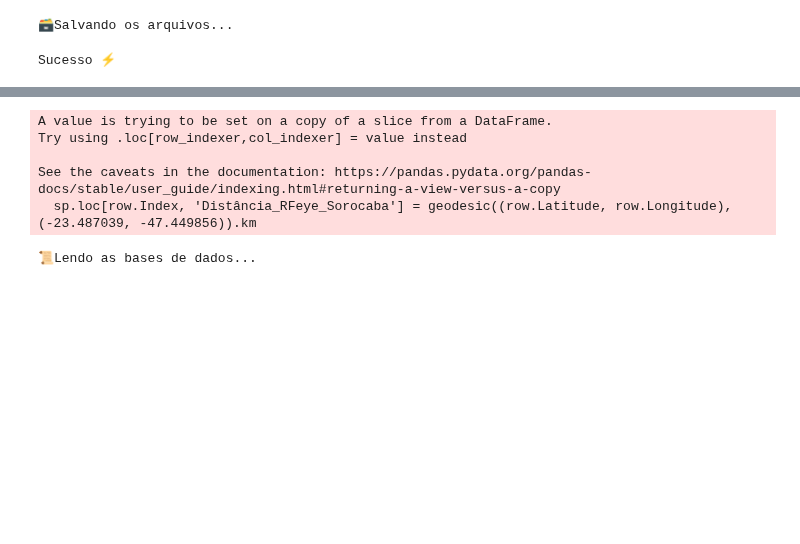
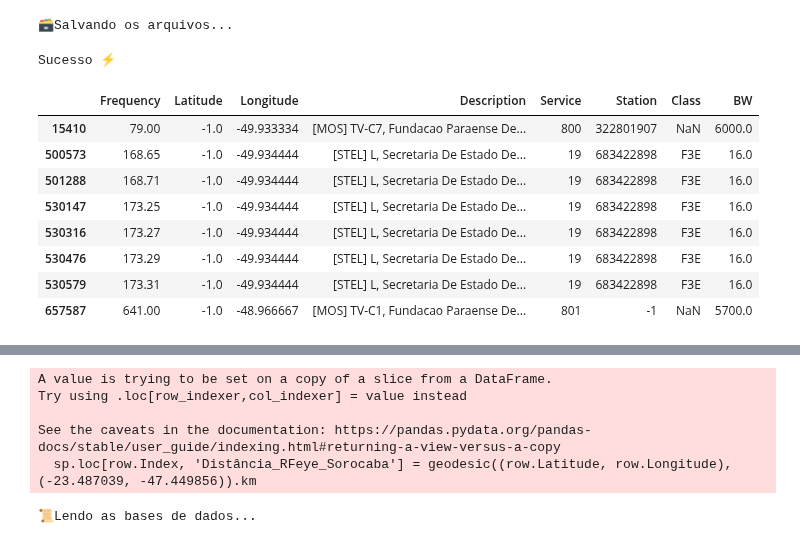
Before and after one commit to ronaldokun/anateldb, a Jupyter notebook: nbs/filter.ipynb, the cells around one changed output, grey strips where cells are left out. Drawn from its saved outputs; the diff is of its cells as text; code cells hidden in the pictures; blank space fills up the shorter version.

```diff
--- a/nbs/filter.ipynb
+++ b/nbs/filter.ipynb
@@ -138,8 +138,8 @@ def formatar_db(
     mod_times = get_modtimes(path)
     mod_times['ReleaseDate'] = datetime.today().strftime("%d/%m/%Y %H:%M:%S")
     for c in ['Latitude', 'Longitude', 'BW']:
-        rd.loc[:, c] = rd.loc[:, c].astype('float32')
-    rd['Service'] = rd.Service.astype('int')
+        rd.loc[:, c] = rd.loc[:, c].fillna(-1).astype('float32')
+    rd['Service'] = rd.Service.fillna(-1).astype('int')
     rd['Station'] = rd.Station.fillna(-1).astype('int')
     rd = optimize_objects(rd, [])
     rd.to_parquet(f"{dest}/AnatelDB.parquet.gzip", compression='gzip')
@@ -158,9 +156,21 @@ base = read_base(pasta)
 # %%
-rd = formatar_db(pasta / 'tabular')
+rd = formatar_db(pasta)
 # %% [output]
 📜Lendo as bases de dados da Anatel...
 🗃Salvando os arquivos...
 Sucesso ⚡
+# %%
+rd[rd.Latitude == -1]
+# %% [output]
+|  | Frequency | Latitude | Longitude | Description | Service | Station | Class | BW |
+| 15410 | 79.00 | -1.0 | -49.933334 | [MOS] TV-C7, Fundacao Paraense De... | 800 | 322801907 | NaN | 6000.0 |
+| 500573 | 168.65 | -1.0 | -49.934444 | [STEL] L, Secretaria De Estado De... | 19 | 683422898 | F3E | 16.0 |
+| 501288 | 168.71 | -1.0 | -49.934444 | [STEL] L, Secretaria De Estado De... | 19 | 683422898 | F3E | 16.0 |
+| 530147 | 173.25 | -1.0 | -49.934444 | [STEL] L, Secretaria De Estado De... | 19 | 683422898 | F3E | 16.0 |
+| 530316 | 173.27 | -1.0 | -49.934444 | [STEL] L, Secretaria De Estado De... | 19 | 683422898 | F3E | 16.0 |
+| 530476 | 173.29 | -1.0 | -49.934444 | [STEL] L, Secretaria De Estado De... | 19 | 683422898 | F3E | 16.0 |
+| 530579 | 173.31 | -1.0 | -49.934444 | [STEL] L, Secretaria De Estado De... | 19 | 683422898 | F3E | 16.0 |
+| 657587 | 641.00 | -1.0 | -48.966667 | [MOS] TV-C1, Fundacao Paraense De... | 801 | -1 | NaN | 5700.0 |
 # %%
 rd.to_excel( pasta / 'tabular' / 'AnatelDB.xlsx', index=False)
 # %%
```
Also changed, not shown: parts of 2 cells of this notebook, 20 other files.
